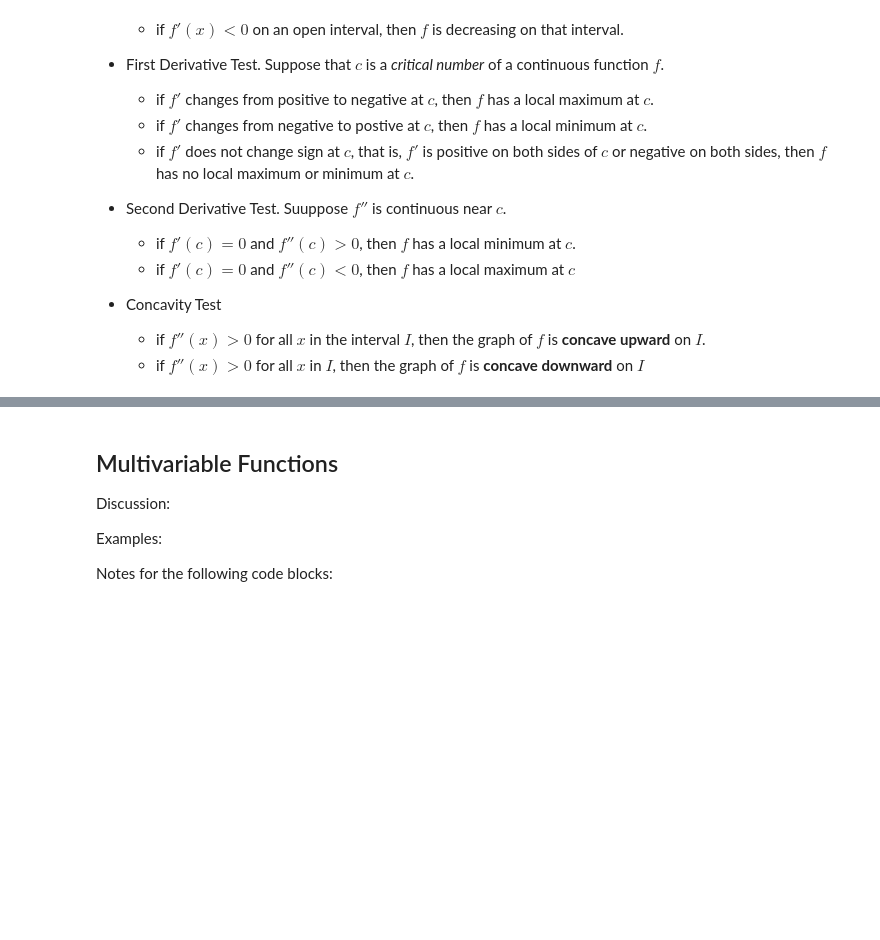
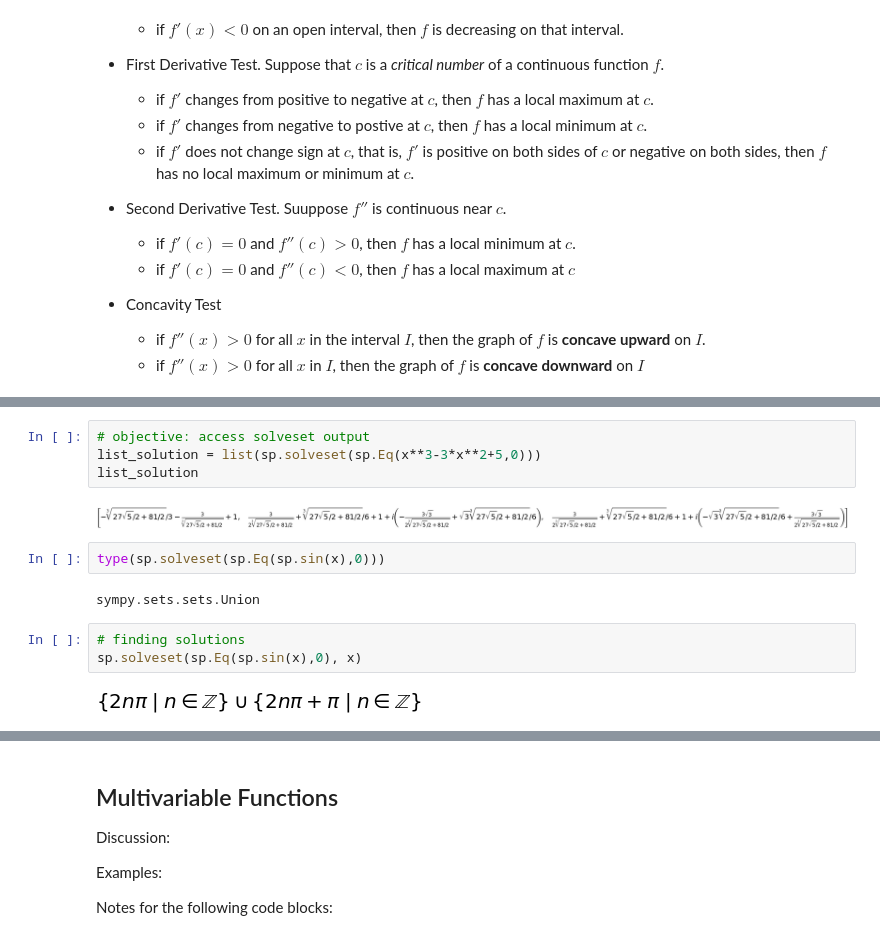
Before and after one commit to adeeconometrics/literate-programming, a Jupyter notebook: Optimizations.ipynb, the cells around one changed output, grey strips where cells are left out. Drawn from its saved outputs; the diff is of its cells as text; blank space fills up the shorter version.

```diff
--- a/Optimizations.ipynb
+++ b/Optimizations.ipynb
@@ -129,0 +168,15 @@ def plot_funct(x,y):
+# %%
+# objective: access solveset output
+list_solution = list(sp.solveset(sp.Eq(x**3-3*x**2+5,0)))
+list_solution
+# %% [output]
+[figure, added]
+# %%
+type(sp.solveset(sp.Eq(sp.sin(x),0)))
+# %% [output]
+sympy.sets.sets.Union
+# %%
+# finding solutions
+sp.solveset(sp.Eq(sp.sin(x),0), x)
+# %% [output]
+[figure, added]
```
Also changed, not shown: parts of 15 cells of this notebook.
